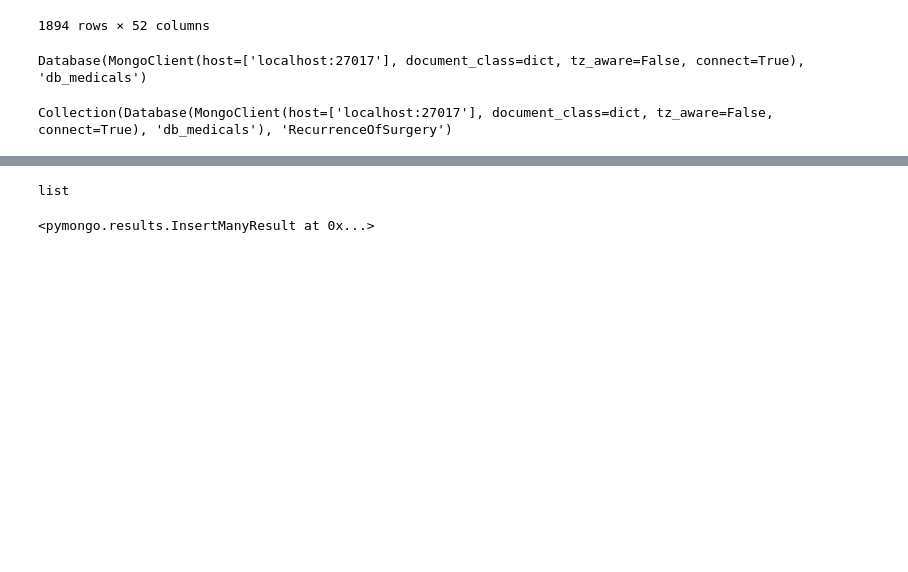
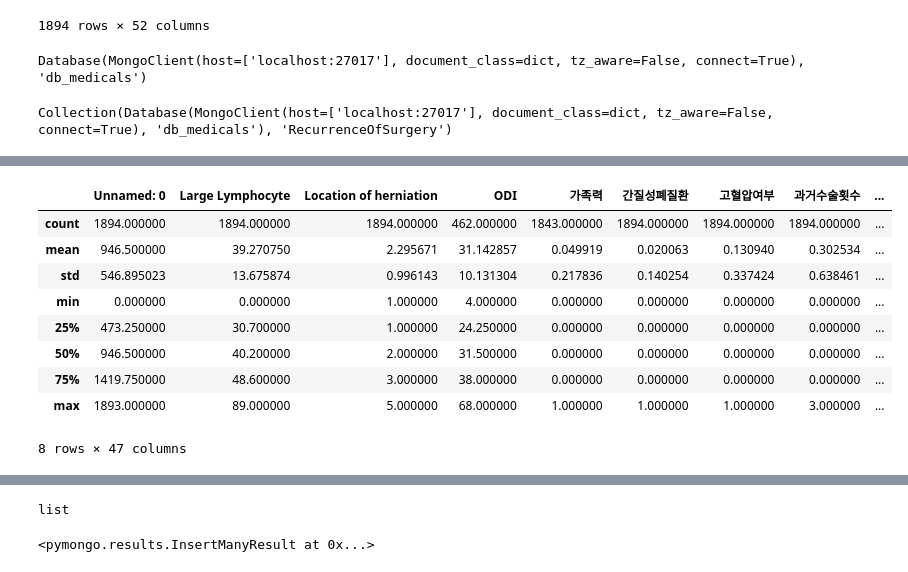
Before and after one commit to HeesooHan/study_data_analytics, a Jupyter notebook: codes/gatheringdatas/mongodb/RecurrenceOfSurgery.ipynb, the cells around one changed output, grey strips where cells are left out. Drawn from its saved outputs; the diff is of its cells as text; code cells hidden in the pictures; blank space fills up the shorter version.

```diff
--- a/codes/gatheringdatas/mongodb/RecurrenceOfSurgery.ipynb
+++ b/codes/gatheringdatas/mongodb/RecurrenceOfSurgery.ipynb
@@ -36,0 +108,13 @@ data_list
+# %%
+df_ROS_drop.describe()
+# %% [output]
+|  | Unnamed: 0 | Large Lymphocyte | Location of herniation | ODI | 가족력 | 간질성폐질환 | 고혈압여부 | 과거수술횟수 | ... |
+| count | 1894.000000 | 1894.000000 | 1894.000000 | 462.000000 | 1843.000000 | 1894.000000 | 1894.000000 | 1894.000000 | ... |
+| mean | 946.500000 | 39.270750 | 2.295671 | 31.142857 | 0.049919 | 0.020063 | 0.130940 | 0.302534 | ... |
+| std | 546.895023 | 13.675874 | 0.996143 | 10.131304 | 0.217836 | 0.140254 | 0.337424 | 0.638461 | ... |
+| min | 0.000000 | 0.000000 | 1.000000 | 4.000000 | 0.000000 | 0.000000 | 0.000000 | 0.000000 | ... |
+| 25% | 473.250000 | 30.700000 | 1.000000 | 24.250000 | 0.000000 | 0.000000 | 0.000000 | 0.000000 | ... |
+| 50% | 946.500000 | 40.200000 | 2.000000 | 31.500000 | 0.000000 | 0.000000 | 0.000000 | 0.000000 | ... |
+| 75% | 1419.750000 | 48.600000 | 3.000000 | 38.000000 | 0.000000 | 0.000000 | 0.000000 | 0.000000 | ... |
+| max | 1893.000000 | 89.000000 | 5.000000 | 68.000000 | 1.000000 | 1.000000 | 1.000000 | 3.000000 | ... |
+8 rows × 47 columns
```
Also changed, not shown: parts of 7 cells of this notebook, 15 other files.
